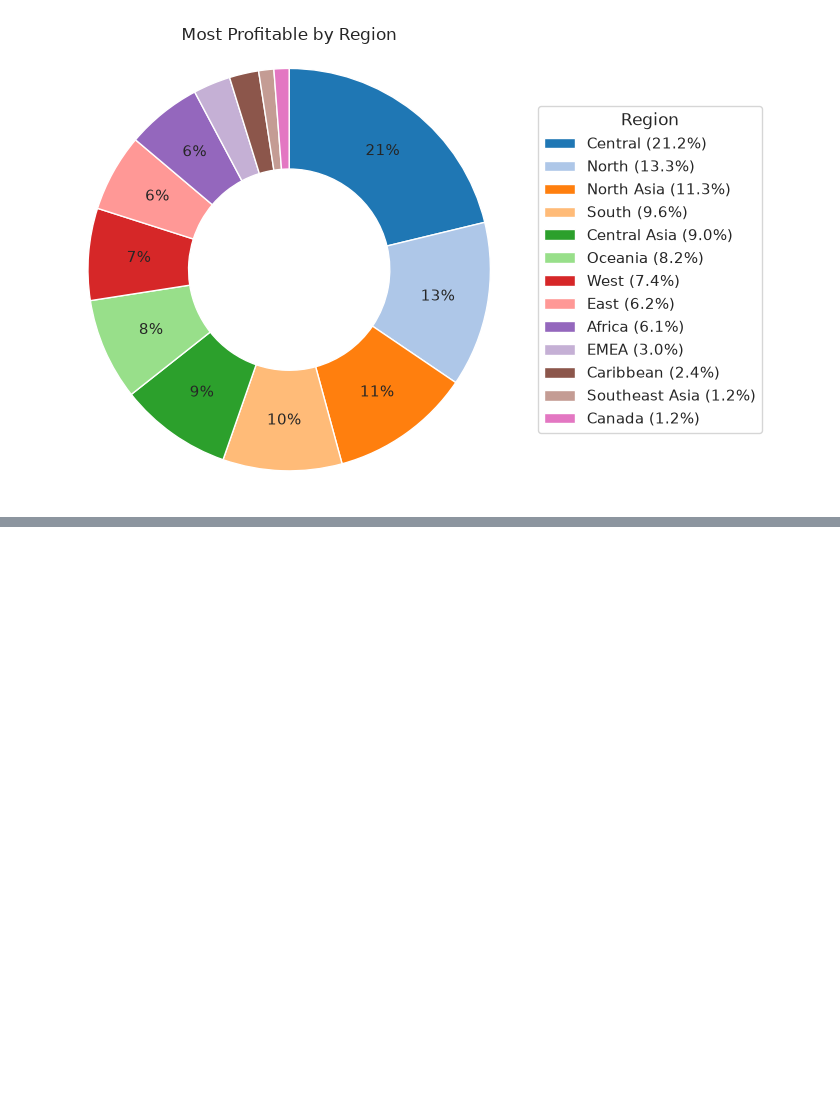
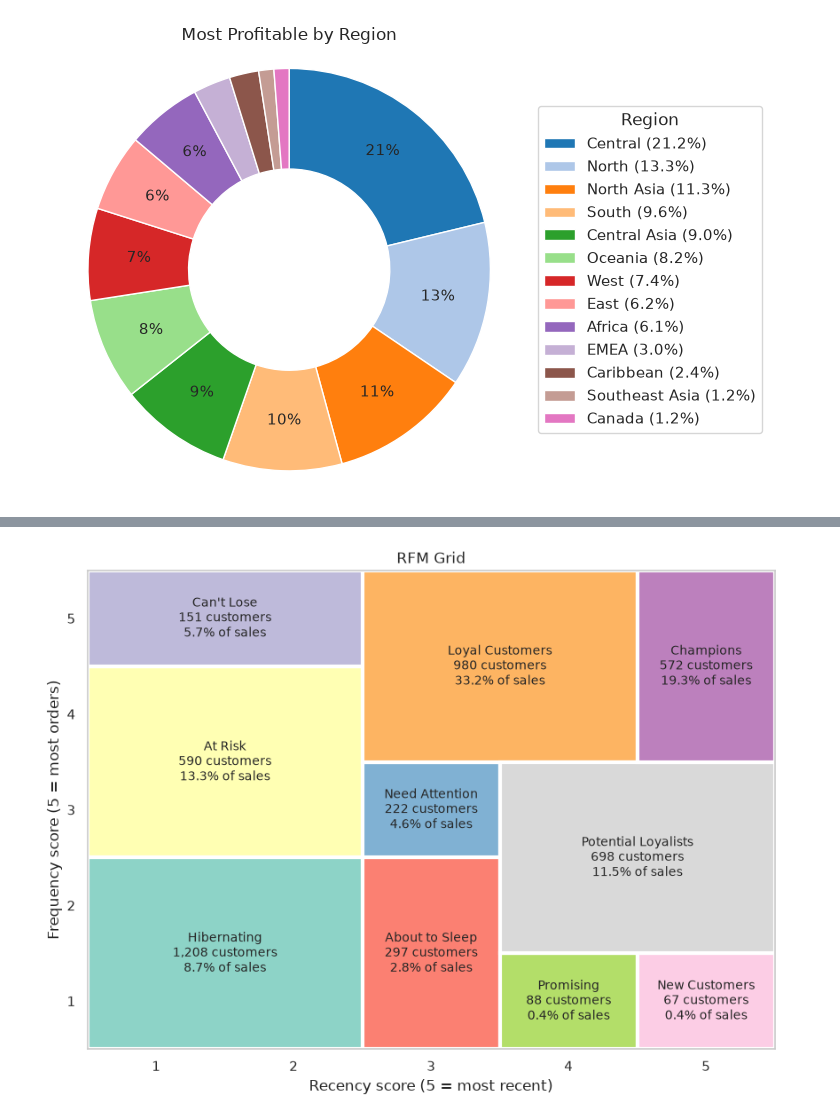
Before and after one commit to NathanWanjongkhum/super-store, a Jupyter notebook: notebooks/01-eda.ipynb, the cells around one changed output, grey strips where cells are left out. Saved outputs shown, nothing was run; the diff lists cells and outputs as text; code cells hidden in the pictures; blank space fills up the shorter version.

```diff
--- a/notebooks/01-eda.ipynb
+++ b/notebooks/01-eda.ipynb
@@ -130,0 +220,37 @@ plt.show()
+# %%
+# RFM Grid: each segment's block on the Recency x Frequency score grid
+# (R from, R to, F from, F to), matching segment_map above
+segment_blocks = {
+    'Hibernating': (1, 2, 1, 2),
+    'At Risk': (1, 2, 3, 4),
+    "Can't Lose": (1, 2, 5, 5),
+    'About to Sleep': (3, 3, 1, 2),
+    'Need Attention': (3, 3, 3, 3),
+    'Loyal Customers': (3, 4, 4, 5),
+    'Promising': (4, 4, 1, 1),
+    'New Customers': (5, 5, 1, 1),
+    'Potential Loyalists': (4, 5, 2, 3),
+    'Champions': (5, 5, 4, 5),
+}
+colors = dict(zip(segment_blocks, sns.color_palette('Set3', len(segment_blocks))))
+
+fig, ax = plt.subplots(figsize=(10, 7))
+for segment, (r0, r1, f0, f1) in segment_blocks.items():
+    ax.add_patch(plt.Rectangle((r0 - 0.5, f0 - 0.5), r1 - r0 + 1, f1 - f0 + 1,
+                               facecolor=colors[segment], edgecolor='white', linewidth=3))
+    row = segment_summary.loc[segment]
+    ax.text((r0 + r1) / 2, (f0 + f1) / 2,
+            f"{segment}\n{row.Customers:,.0f} customers\n{row['% Sales']:.1f}% of sales",
+            ha='center', va='center', fontsize=10)
+
+ax.set_xlim(0.5, 5.5)
+ax.set_ylim(0.5, 5.5)
+ax.set_xticks(range(1, 6))
+ax.set_yticks(range(1, 6))
+ax.grid(False)
+ax.set_xlabel('Recency score (5 = most recent)')
+ax.set_ylabel('Frequency score (5 = most orders)')
+ax.set_title('RFM Grid')
+plt.show()
+# %% [output]
+[figure, added]
```
Also changed, not shown: parts of 6 cells of this notebook, 31 other files.
